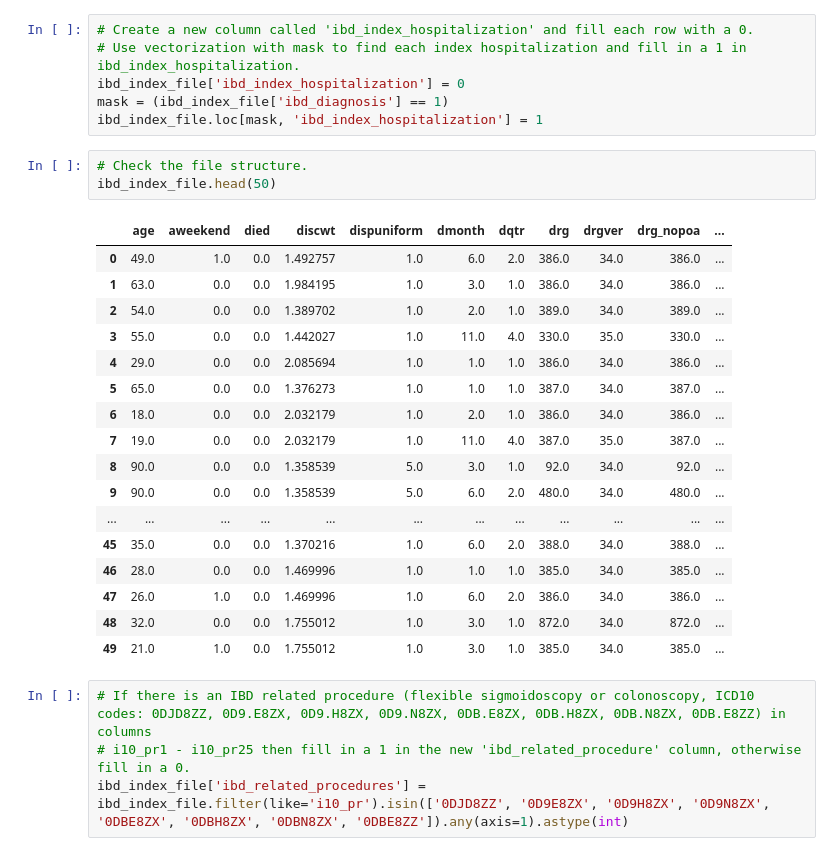
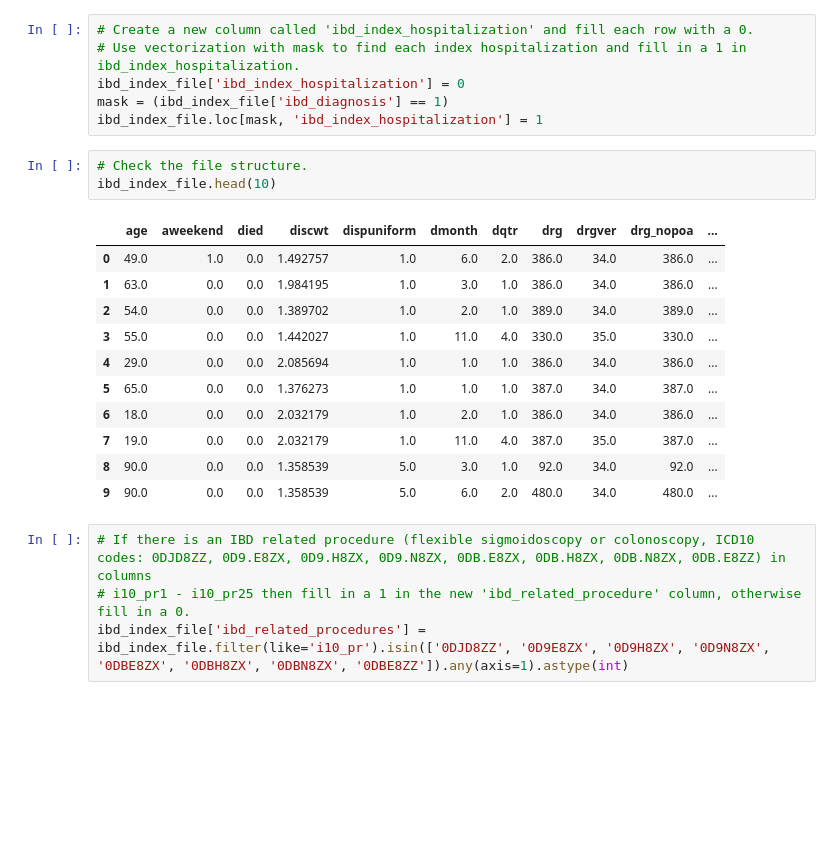
Before and after one commit to Autonomousse/UCSD_NRD_2017, a Jupyter notebook: NRD_2017_defining_cohort.ipynb, the cells around one changed output. Drawn from its saved outputs; the diff is of its cells as text; blank space fills up the shorter version.

```diff
--- a/NRD_2017_defining_cohort.ipynb
+++ b/NRD_2017_defining_cohort.ipynb
@@ -85,25 +85,19 @@ mask = (ibd_index_file['ibd_diagnosis'] == 1)
 ibd_index_file.loc[mask, 'ibd_index_hospitalization'] = 1
 # %%
 # Check the file structure.
-ibd_index_file.head(50)
+ibd_index_file.head(10)
 # %% [output]
 |  | age | aweekend | died | discwt | dispuniform | dmonth | dqtr | drg | drgver | drg_nopoa | ... |
 | 0 | 49.0 | 1.0 | 0.0 | 1.492757 | 1.0 | 6.0 | 2.0 | 386.0 | 34.0 | 386.0 | ... |
 | 1 | 63.0 | 0.0 | 0.0 | 1.984195 | 1.0 | 3.0 | 1.0 | 386.0 | 34.0 | 386.0 | ... |
 | 2 | 54.0 | 0.0 | 0.0 | 1.389702 | 1.0 | 2.0 | 1.0 | 389.0 | 34.0 | 389.0 | ... |
 | 3 | 55.0 | 0.0 | 0.0 | 1.442027 | 1.0 | 11.0 | 4.0 | 330.0 | 35.0 | 330.0 | ... |
 | 4 | 29.0 | 0.0 | 0.0 | 2.085694 | 1.0 | 1.0 | 1.0 | 386.0 | 34.0 | 386.0 | ... |
 | 5 | 65.0 | 0.0 | 0.0 | 1.376273 | 1.0 | 1.0 | 1.0 | 387.0 | 34.0 | 387.0 | ... |
 | 6 | 18.0 | 0.0 | 0.0 | 2.032179 | 1.0 | 2.0 | 1.0 | 386.0 | 34.0 | 386.0 | ... |
 | 7 | 19.0 | 0.0 | 0.0 | 2.032179 | 1.0 | 11.0 | 4.0 | 387.0 | 35.0 | 387.0 | ... |
 | 8 | 90.0 | 0.0 | 0.0 | 1.358539 | 5.0 | 3.0 | 1.0 | 92.0 | 34.0 | 92.0 | ... |
 | 9 | 90.0 | 0.0 | 0.0 | 1.358539 | 5.0 | 6.0 | 2.0 | 480.0 | 34.0 | 480.0 | ... |
-| ... | ... | ... | ... | ... | ... | ... | ... | ... | ... | ... | ... |
-| 45 | 35.0 | 0.0 | 0.0 | 1.370216 | 1.0 | 6.0 | 2.0 | 388.0 | 34.0 | 388.0 | ... |
-| 46 | 28.0 | 0.0 | 0.0 | 1.469996 | 1.0 | 1.0 | 1.0 | 385.0 | 34.0 | 385.0 | ... |
-| 47 | 26.0 | 1.0 | 0.0 | 1.469996 | 1.0 | 6.0 | 2.0 | 386.0 | 34.0 | 386.0 | ... |
-| 48 | 32.0 | 0.0 | 0.0 | 1.755012 | 1.0 | 3.0 | 1.0 | 872.0 | 34.0 | 872.0 | ... |
-| 49 | 21.0 | 1.0 | 0.0 | 1.755012 | 1.0 | 3.0 | 1.0 | 385.0 | 34.0 | 385.0 | ... |
 # %%
 # If there is an IBD related procedure (flexible sigmoidoscopy or colonoscopy, ICD10 codes: 0DJD8ZZ, 0D9.E8ZX, 0D9.H8ZX, 0D9.N8ZX, 0DB.E8ZX, 0DB.H8ZX, 0DB.N8ZX, 0DB.E8ZZ) in columns
 # i10_pr1 - i10_pr25 then fill in a 1 in the new 'ibd_related_procedure' column, otherwise fill in a 0.
```
Also changed, not shown: parts of 14 cells of this notebook.
